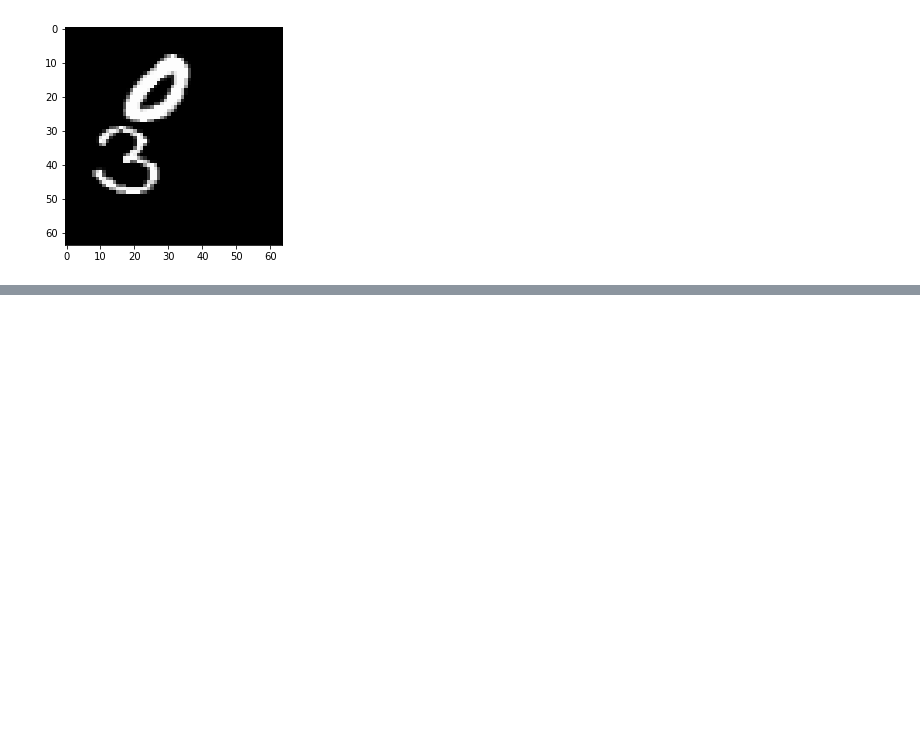
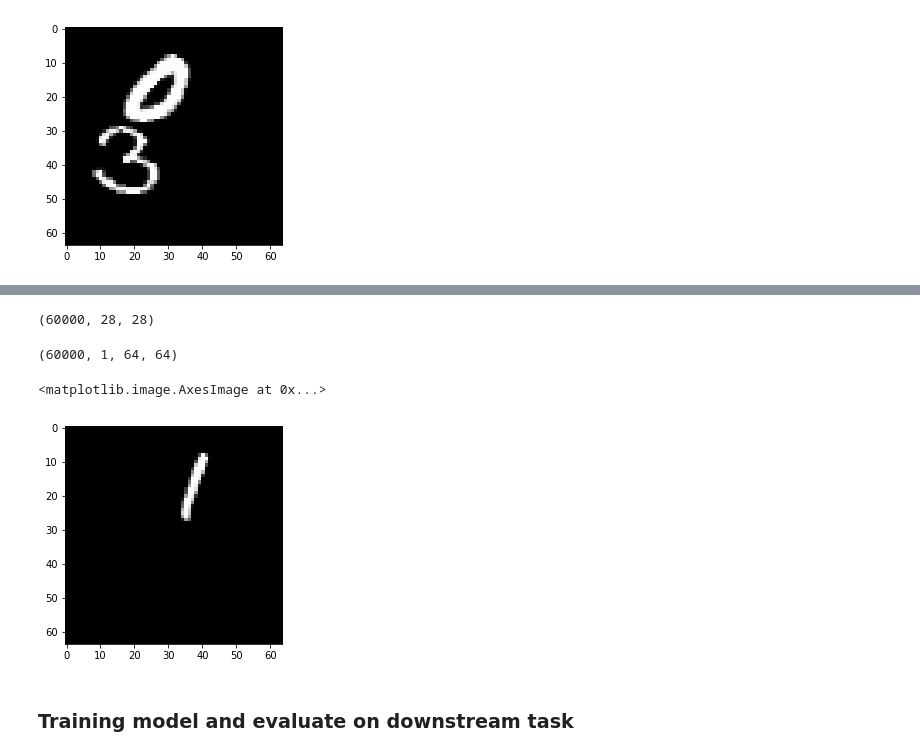
Before and after one commit to gabrielsluz/c-swm, a Jupyter notebook: C-SWM_dev.ipynb, the cells around one changed output, grey strips where cells are left out. Saved outputs shown, nothing was run; the diff lists cells and outputs as text; code cells hidden in the pictures; blank space fills up the shorter version.

```diff
--- a/C-SWM_dev.ipynb
+++ b/C-SWM_dev.ipynb
@@ -118,0 +157,53 @@ Repetition 0
+# %%
+train_set_array = dataset1.data.numpy()
+train_targets_array = dataset1.targets.numpy()
+test_set_array = dataset2.data.numpy()
+test_targets_array = dataset2.targets.numpy()
+# %%
+train_set_array.shape
+# %% [output]
+(60000, 28, 28)
+# %%
+import random
+import numpy as np
+'''
+Transforms an MNIST image into a 64x64
+containing the digit and the rest is
+filled with black pixels. The position of
+the digit is random
+'''
+def digit_to_64x64(digit_array):
+    padded_digit = np.zeros((64, 64))
+    x_pos = random.randint(0, 36)
+    y_pos = random.randint(0, 36)
+    padded_digit[x_pos:x_pos+28, y_pos:y_pos+28] = digit_array
+    return padded_digit
+
+'''
+Transforms the entire MNIST using digit_to_64x64
+includes the channel dimension
+'''
+def mnist_to_64x64(train_set_array, test_set_array, seed=1):
+    random.seed(seed)
+    num_train_samples = train_set_array.shape[0]
+    padded_train_set_array = np.zeros((num_train_samples, 1, 64, 64))
+    for i in range(num_train_samples):
+        padded_train_set_array[i, 0] = digit_to_64x64(train_set_array[i])
+
+    num_test_samples = test_set_array.shape[0]
+    padded_test_set_array = np.zeros((num_test_samples, 1, 64, 64))
+    for i in range(num_test_samples):
+        padded_test_set_array[i, 0] = digit_to_64x64(test_set_array[i])
+
+    return padded_train_set_array, padded_test_set_array
+# %%
+padded_train_set_array, padded_test_set_array = mnist_to_64x64(train_set_array, test_set_array, seed=1)
+# %% [output]
+(60000, 1, 64, 64)
+# %%
+plt.imshow(padded_test_set_array[5,0], cmap="gray")
+# %% [output]
+<matplotlib.image.AxesImage at 0x...>
+[figure, added]
+# %% [markdown]
+### Training model and evaluate on downstream task
```
Also changed, not shown: parts of 19 cells of this notebook, 3 other files.
